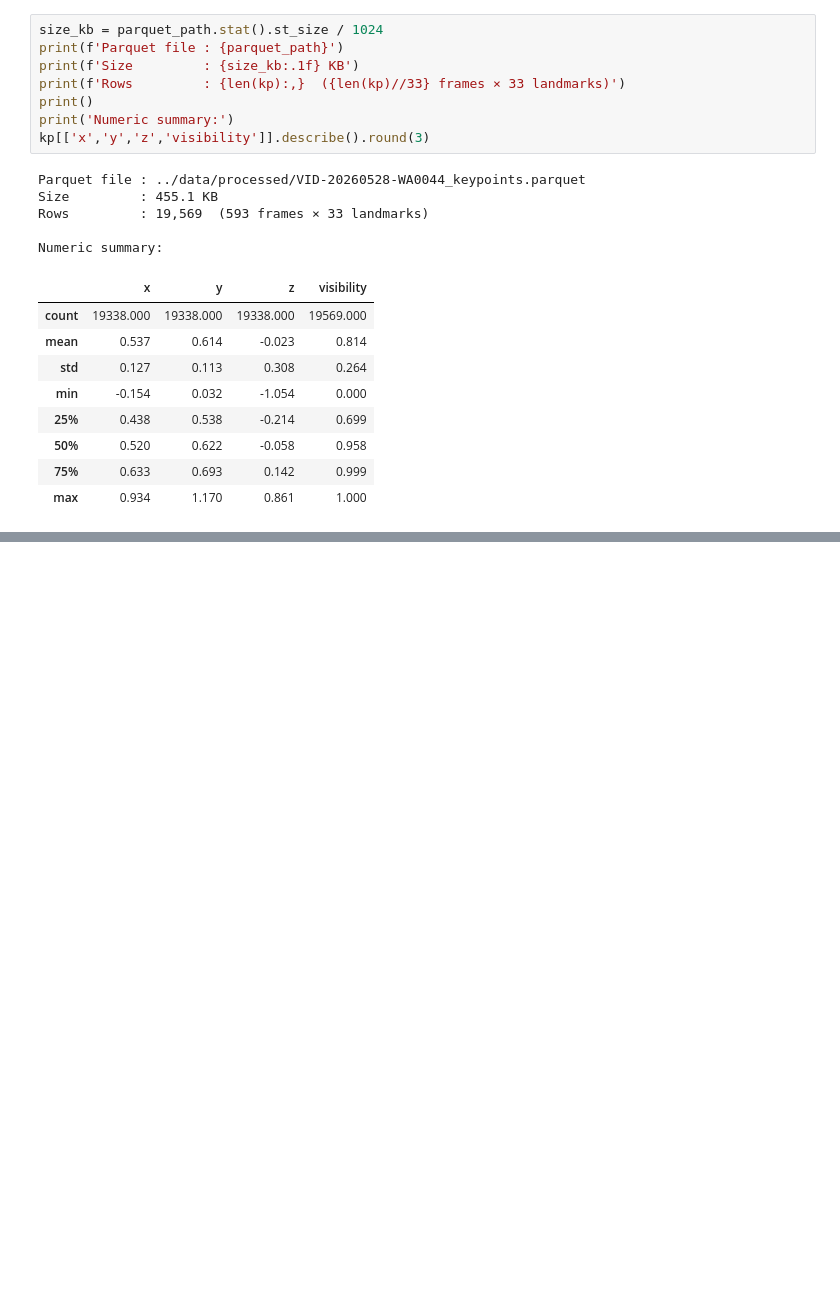
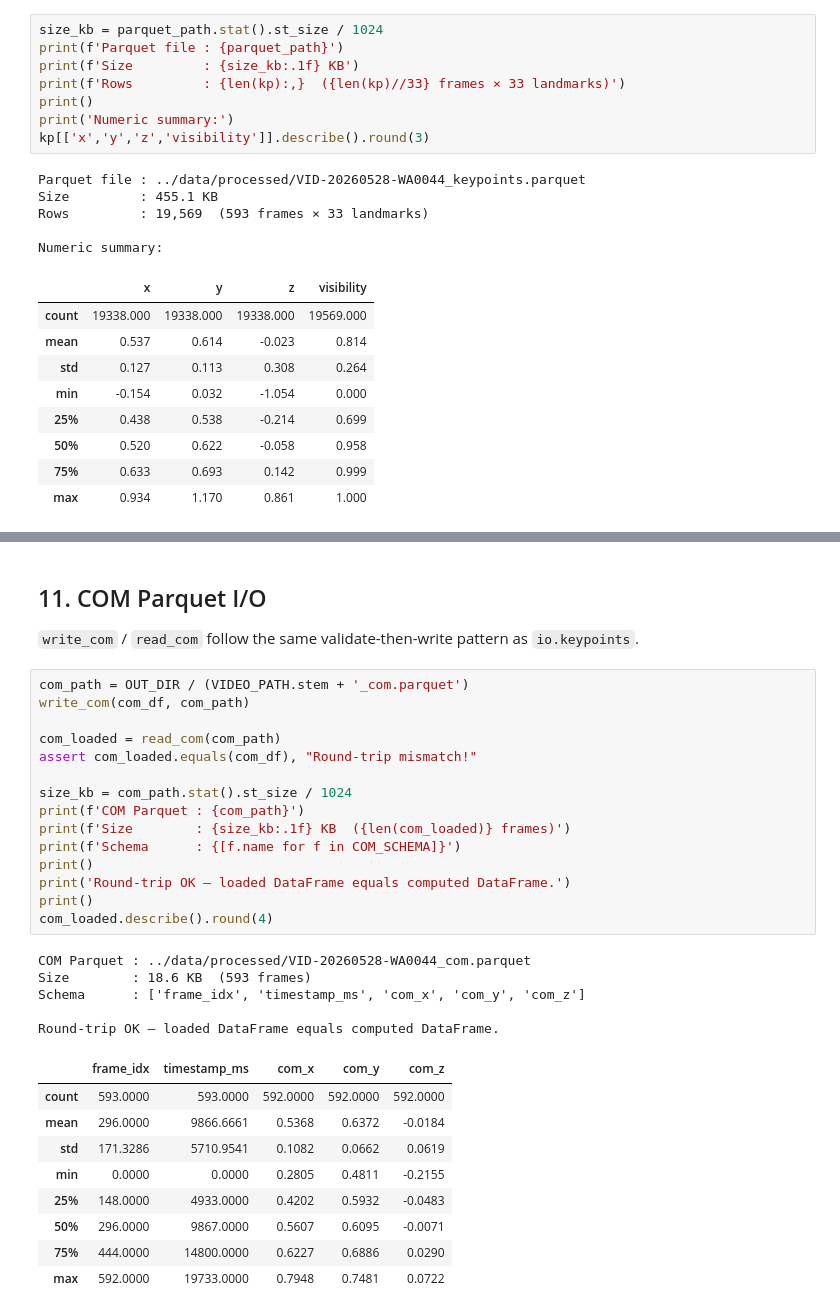
Before and after one commit to GalKepler/kinema, a Jupyter notebook: notebooks/01_pipeline_demo.ipynb, the cells around one changed output, grey strips where cells are left out. Drawn from its saved outputs; the diff is of its cells as text; blank space fills up the shorter version.

```diff
--- a/notebooks/01_pipeline_demo.ipynb
+++ b/notebooks/01_pipeline_demo.ipynb
@@ -385,0 +559,34 @@ Numeric summary:
+# %% [markdown]
+## 11. COM Parquet I/O
+
+`write_com` / `read_com` follow the same validate-then-write pattern as `io.keypoints`.
+# %%
+com_path = OUT_DIR / (VIDEO_PATH.stem + '_com.parquet')
+write_com(com_df, com_path)
+
+com_loaded = read_com(com_path)
+assert com_loaded.equals(com_df), "Round-trip mismatch!"
+
+size_kb = com_path.stat().st_size / 1024
+print(f'COM Parquet : {com_path}')
+print(f'Size        : {size_kb:.1f} KB  ({len(com_loaded)} frames)')
+print(f'Schema      : {[f.name for f in COM_SCHEMA]}')
+print()
+print('Round-trip OK — loaded DataFrame equals computed DataFrame.')
+print()
+com_loaded.describe().round(4)
+# %% [output]
+COM Parquet : ../data/processed/VID-20260528-WA0044_com.parquet
+Size        : 18.6 KB  (593 frames)
+Schema      : ['frame_idx', 'timestamp_ms', 'com_x', 'com_y', 'com_z']
+
+Round-trip OK — loaded DataFrame equals computed DataFrame.
+|  | frame_idx | timestamp_ms | com_x | com_y | com_z |
+| count | 593.0000 | 593.0000 | 592.0000 | 592.0000 | 592.0000 |
+| mean | 296.0000 | 9866.6661 | 0.5368 | 0.6372 | -0.0184 |
+| std | 171.3286 | 5710.9541 | 0.1082 | 0.0662 | 0.0619 |
+| min | 0.0000 | 0.0000 | 0.2805 | 0.4811 | -0.2155 |
+| 25% | 148.0000 | 4933.0000 | 0.4202 | 0.5932 | -0.0483 |
+| 50% | 296.0000 | 9867.0000 | 0.5607 | 0.6095 | -0.0071 |
+| 75% | 444.0000 | 14800.0000 | 0.6227 | 0.6886 | 0.0290 |
+| max | 592.0000 | 19733.0000 | 0.7948 | 0.7481 | 0.0722 |
```
Also changed, not shown: parts of 8 cells of this notebook, 7 other files.
